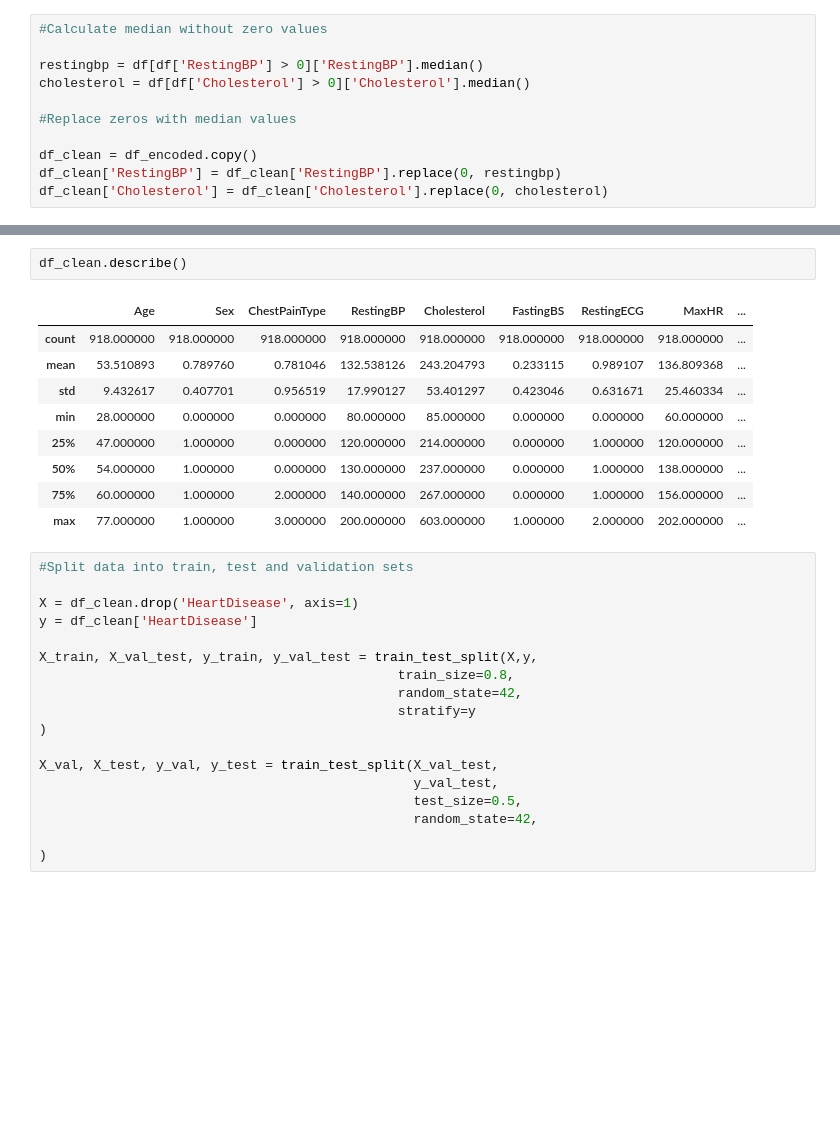
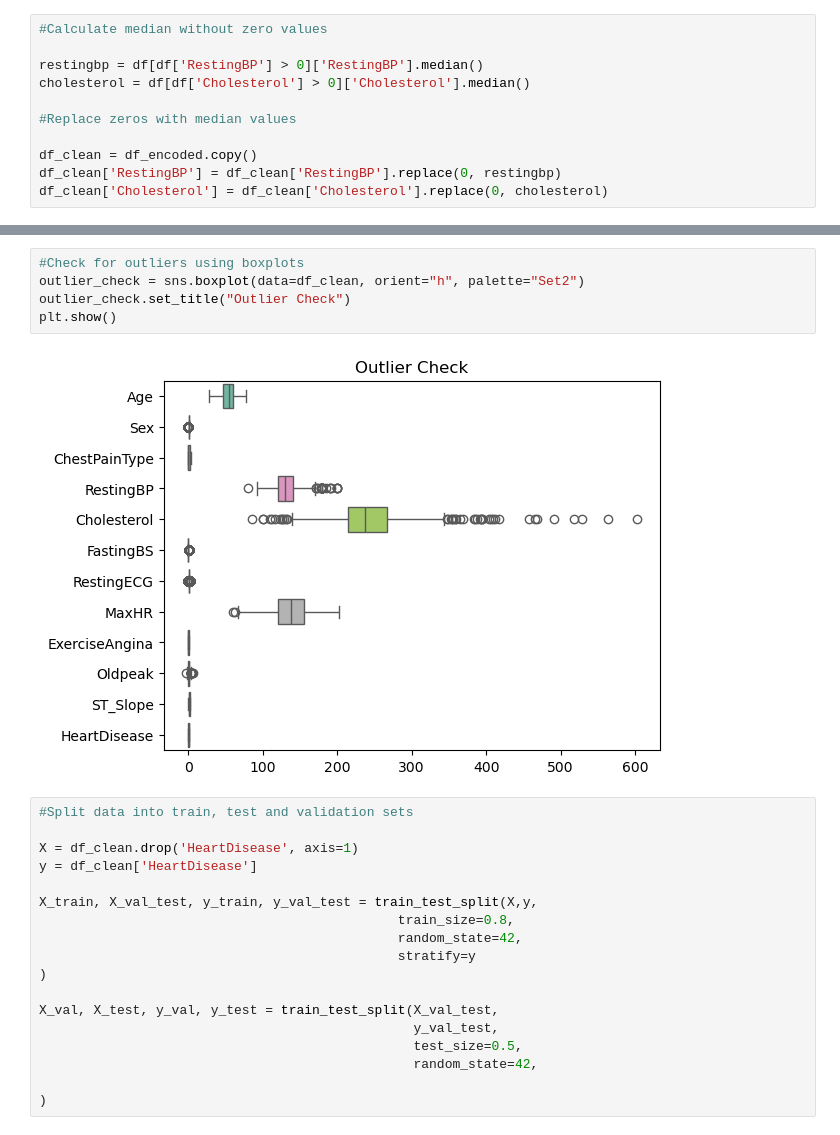
Before and after one commit to Vikalp-05/ML-Project, a Jupyter notebook: Project.ipynb, the cells around one changed output, grey strips where cells are left out. Drawn from its saved outputs; the diff is of its cells as text; blank space fills up the shorter version.

```diff
--- a/Project.ipynb
+++ b/Project.ipynb
@@ -98,15 +115,10 @@ df_clean['Cholesterol'] = df_clean['Cholesterol'].replace(0, cholesterol)
 # %%
-df_clean.describe()
+#Check for outliers using boxplots
+outlier_check = sns.boxplot(data=df_clean, orient="h", palette="Set2")
+outlier_check.set_title("Outlier Check")
+plt.show()
 # %% [output]
-|  | Age | Sex | ChestPainType | RestingBP | Cholesterol | FastingBS | RestingECG | MaxHR | ... |
-| count | 918.000000 | 918.000000 | 918.000000 | 918.000000 | 918.000000 | 918.000000 | 918.000000 | 918.000000 | ... |
-| mean | 53.510893 | 0.789760 | 0.781046 | 132.538126 | 243.204793 | 0.233115 | 0.989107 | 136.809368 | ... |
-| std | 9.432617 | 0.407701 | 0.956519 | 17.990127 | 53.401297 | 0.423046 | 0.631671 | 25.460334 | ... |
-| min | 28.000000 | 0.000000 | 0.000000 | 80.000000 | 85.000000 | 0.000000 | 0.000000 | 60.000000 | ... |
-| 25% | 47.000000 | 1.000000 | 0.000000 | 120.000000 | 214.000000 | 0.000000 | 1.000000 | 120.000000 | ... |
-| 50% | 54.000000 | 1.000000 | 0.000000 | 130.000000 | 237.000000 | 0.000000 | 1.000000 | 138.000000 | ... |
-| 75% | 60.000000 | 1.000000 | 2.000000 | 140.000000 | 267.000000 | 0.000000 | 1.000000 | 156.000000 | ... |
-| max | 77.000000 | 1.000000 | 3.000000 | 200.000000 | 603.000000 | 1.000000 | 2.000000 | 202.000000 | ... |
+[figure, added]
 # %%
 #Split data into train, test and validation sets
 
```
Also changed, not shown: parts of 4 cells of this notebook.
